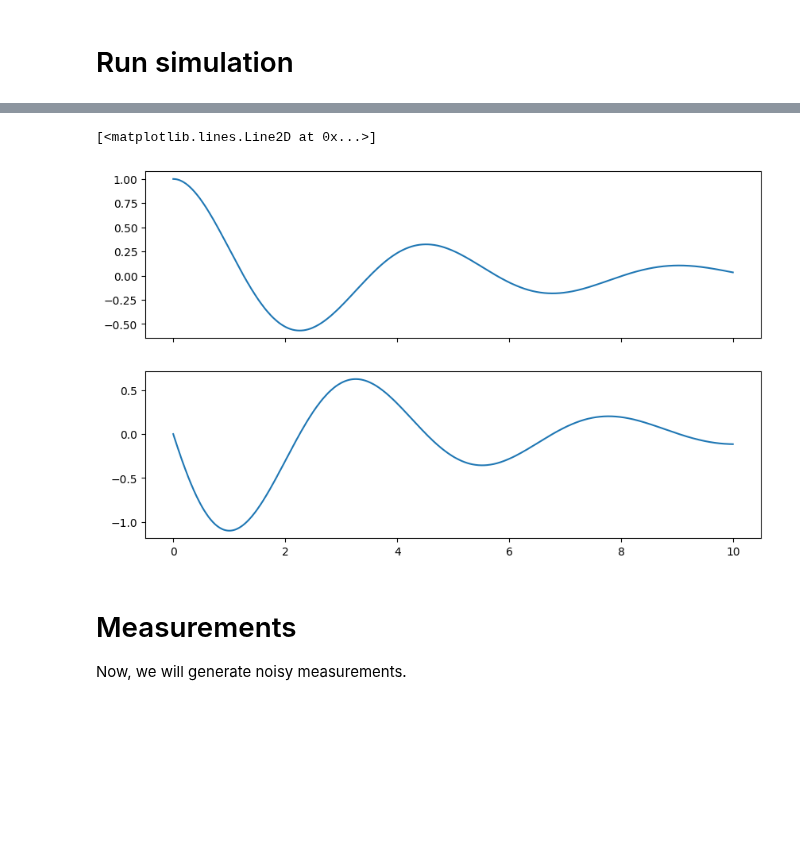
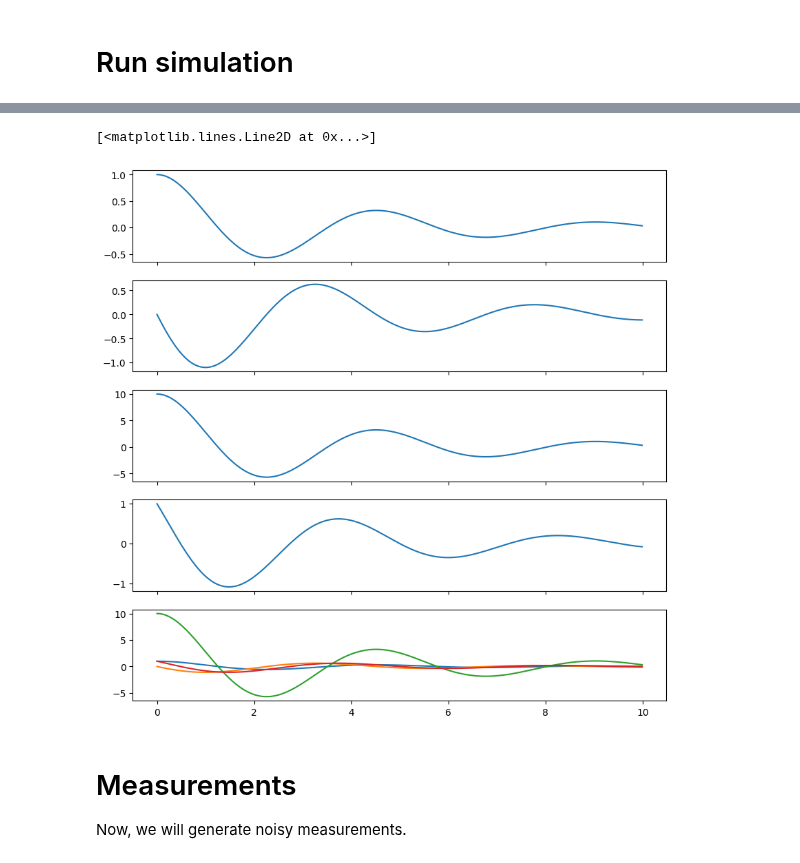
Before and after one commit to jadenmecham/First-Project, a Jupyter notebook: 3 - Sort All Combos/floris-adapted/springmass-sort.ipynb, the cells around one changed output, grey strips where cells are left out. Cells and saved outputs as stored; diff of their text form; code cells hidden in the pictures; blank space fills up the shorter version.

```diff
--- a/3 - Sort All Combos/floris-adapted/springmass-sort.ipynb
+++ b/3 - Sort All Combos/floris-adapted/springmass-sort.ipynb
@@ -91,12 +102,34 @@ x_des = desired_trajectory(t)
+# %%
+x = X[0, :]
+xdot = X[1, :]
+
+tenx = 10*x
+xxdot = x + xdot
+
+# append tenx and xxdot to X
+X = np.vstack((X, tenx))
+X = np.vstack((X, xxdot))
+
+tenx = X[2, :]
+xxdot = X[3, :]
+
+x_des = desired_trajectory(t)
 # %%
-fig, ax = plt.subplots(2, 1, figsize=(10, 6), sharex=True)
+fig, ax = plt.subplots(5, 1, figsize=(10, 10), sharex=True)
 # plot x and xdot
 ax[0].plot(t, x, label='x')
-# ax[0].plot(t, x_des, label='x_des', linestyle='--')
 ax[1].plot(t, xdot, label='xdot')
+ax[2].plot(t, tenx, label='10*x')
+ax[3].plot(t, xxdot, label='x+xdot')
+
+# plot everything on tyhe last axis
+ax[4].plot(t, x, label='x')
+ax[4].plot(t, xdot, label='xdot')
+ax[4].plot(t, tenx, label='10*x')
+ax[4].plot(t, xxdot, label='x+xdot')
 # %% [output]
 [<matplotlib.lines.Line2D at 0x...>]
-[figure, old version]
+[figure, new version]
 # %% [markdown]
 # Measurements
 
```
Also changed, not shown: parts of 24 cells of this notebook.
